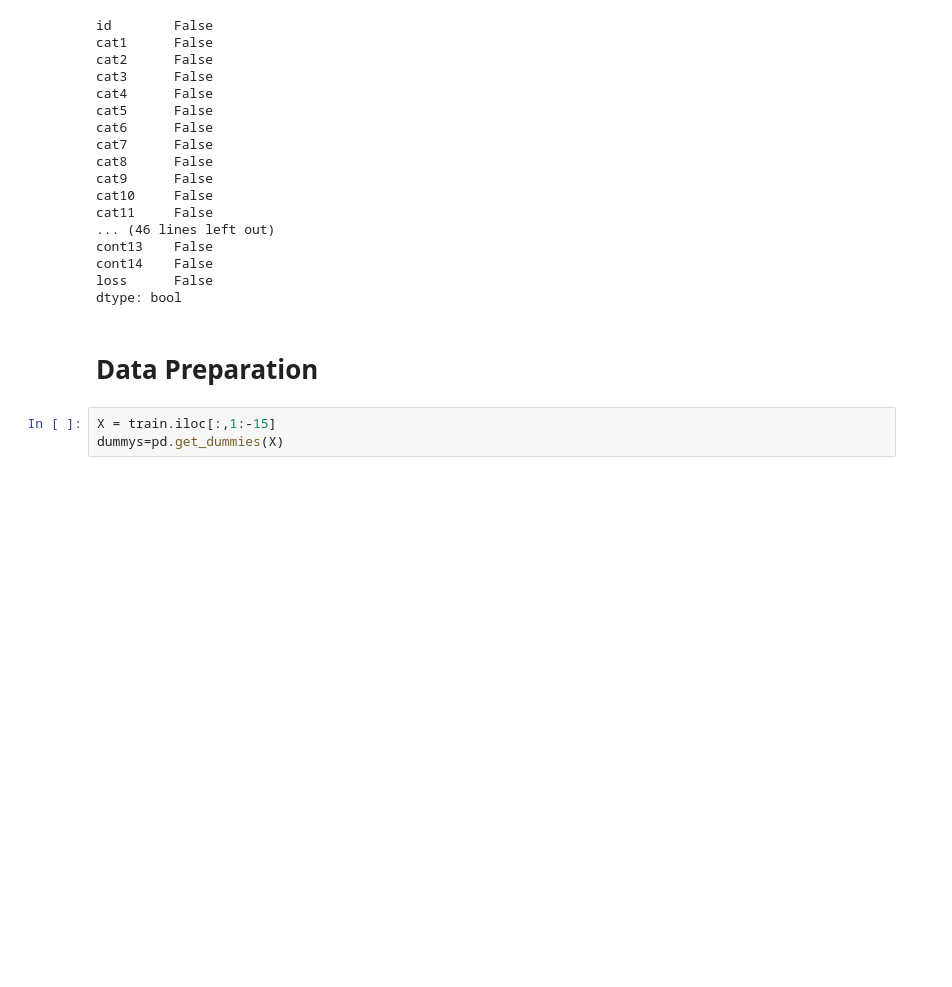
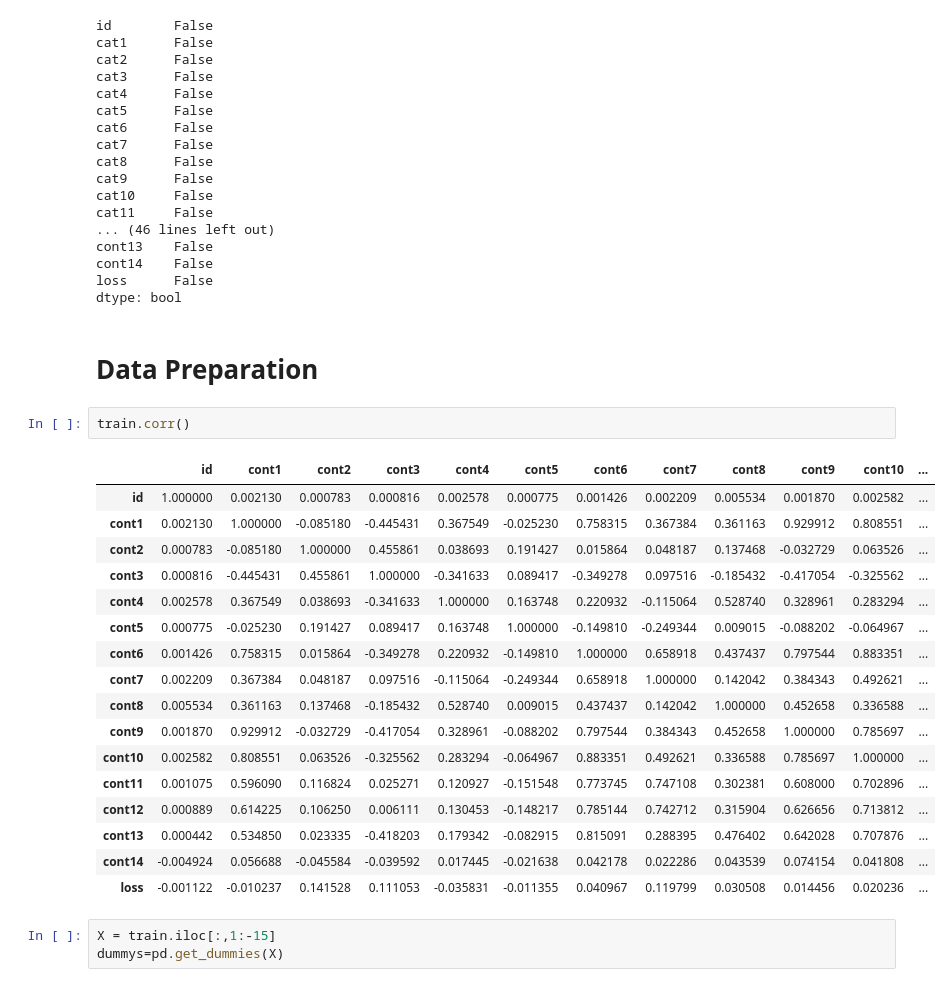
Before and after one commit to ktoomey86/The_Toom, a Jupyter notebook: Kaggle_Allstate/EDA.ipynb, the cells around one changed output. Saved outputs shown, nothing was run; the diff lists cells and outputs as text; blank space fills up the shorter version.

```diff
--- a/Kaggle_Allstate/EDA.ipynb
+++ b/Kaggle_Allstate/EDA.ipynb
@@ -84,6 +84,26 @@ loss      False
 dtype: bool
 # %% [markdown]
 # Data Preparation #
+# %%
+train.corr()
+# %% [output]
+|  | id | cont1 | cont2 | cont3 | cont4 | cont5 | cont6 | cont7 | cont8 | cont9 | cont10 | ... |
+| id | 1.000000 | 0.002130 | 0.000783 | 0.000816 | 0.002578 | 0.000775 | 0.001426 | 0.002209 | 0.005534 | 0.001870 | 0.002582 | ... |
+| cont1 | 0.002130 | 1.000000 | -0.085180 | -0.445431 | 0.367549 | -0.025230 | 0.758315 | 0.367384 | 0.361163 | 0.929912 | 0.808551 | ... |
+| cont2 | 0.000783 | -0.085180 | 1.000000 | 0.455861 | 0.038693 | 0.191427 | 0.015864 | 0.048187 | 0.137468 | -0.032729 | 0.063526 | ... |
+| cont3 | 0.000816 | -0.445431 | 0.455861 | 1.000000 | -0.341633 | 0.089417 | -0.349278 | 0.097516 | -0.185432 | -0.417054 | -0.325562 | ... |
+| cont4 | 0.002578 | 0.367549 | 0.038693 | -0.341633 | 1.000000 | 0.163748 | 0.220932 | -0.115064 | 0.528740 | 0.328961 | 0.283294 | ... |
+| cont5 | 0.000775 | -0.025230 | 0.191427 | 0.089417 | 0.163748 | 1.000000 | -0.149810 | -0.249344 | 0.009015 | -0.088202 | -0.064967 | ... |
+| cont6 | 0.001426 | 0.758315 | 0.015864 | -0.349278 | 0.220932 | -0.149810 | 1.000000 | 0.658918 | 0.437437 | 0.797544 | 0.883351 | ... |
+| cont7 | 0.002209 | 0.367384 | 0.048187 | 0.097516 | -0.115064 | -0.249344 | 0.658918 | 1.000000 | 0.142042 | 0.384343 | 0.492621 | ... |
+| cont8 | 0.005534 | 0.361163 | 0.137468 | -0.185432 | 0.528740 | 0.009015 | 0.437437 | 0.142042 | 1.000000 | 0.452658 | 0.336588 | ... |
+| cont9 | 0.001870 | 0.929912 | -0.032729 | -0.417054 | 0.328961 | -0.088202 | 0.797544 | 0.384343 | 0.452658 | 1.000000 | 0.785697 | ... |
+| cont10 | 0.002582 | 0.808551 | 0.063526 | -0.325562 | 0.283294 | -0.064967 | 0.883351 | 0.492621 | 0.336588 | 0.785697 | 1.000000 | ... |
+| cont11 | 0.001075 | 0.596090 | 0.116824 | 0.025271 | 0.120927 | -0.151548 | 0.773745 | 0.747108 | 0.302381 | 0.608000 | 0.702896 | ... |
+| cont12 | 0.000889 | 0.614225 | 0.106250 | 0.006111 | 0.130453 | -0.148217 | 0.785144 | 0.742712 | 0.315904 | 0.626656 | 0.713812 | ... |
+| cont13 | 0.000442 | 0.534850 | 0.023335 | -0.418203 | 0.179342 | -0.082915 | 0.815091 | 0.288395 | 0.476402 | 0.642028 | 0.707876 | ... |
+| cont14 | -0.004924 | 0.056688 | -0.045584 | -0.039592 | 0.017445 | -0.021638 | 0.042178 | 0.022286 | 0.043539 | 0.074154 | 0.041808 | ... |
+| loss | -0.001122 | -0.010237 | 0.141528 | 0.111053 | -0.035831 | -0.011355 | 0.040967 | 0.119799 | 0.030508 | 0.014456 | 0.020236 | ... |
 # %%
 X = train.iloc[:,1:-15]
 dummys=pd.get_dummies(X)
```
Also changed, not shown: parts of 7 cells of this notebook.
